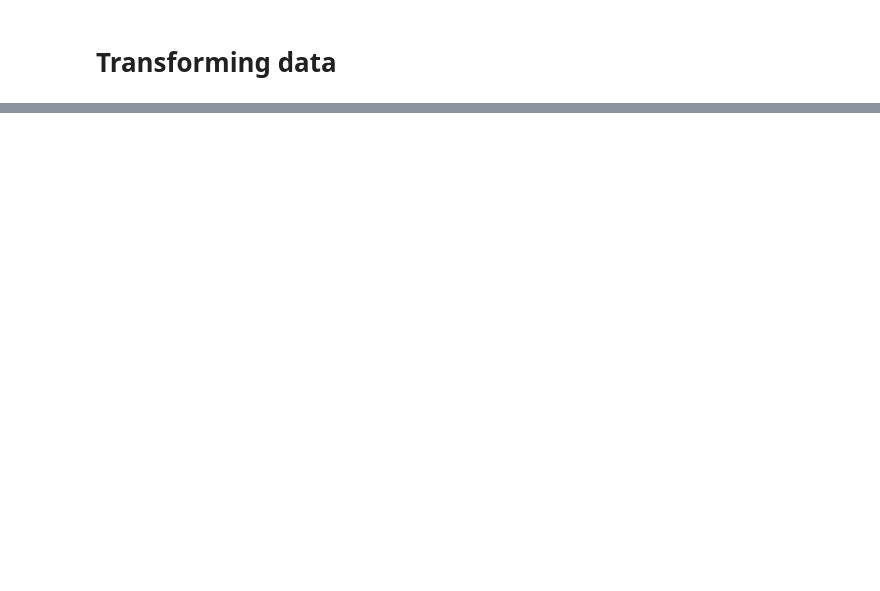
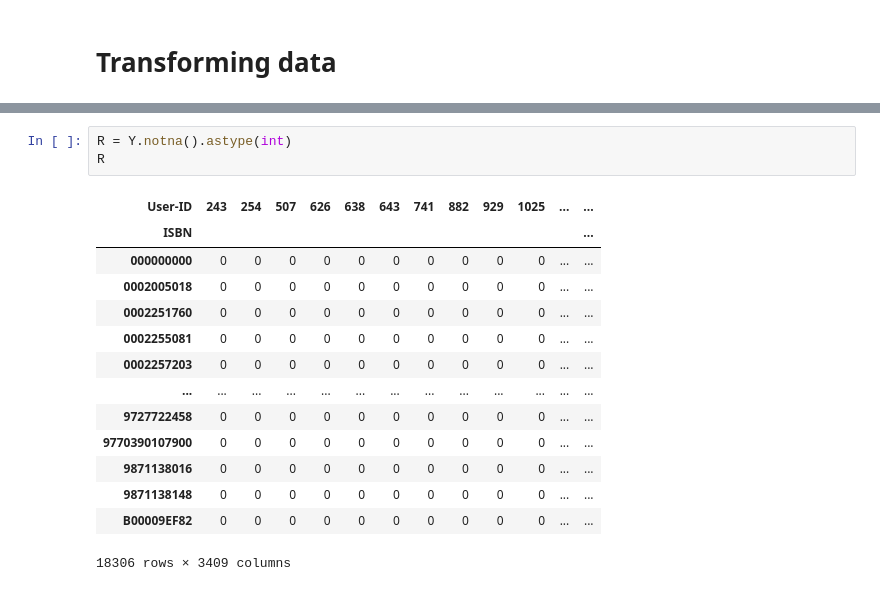
Before and after one commit to blazej32/book-recommendation, a Jupyter notebook: book-recommendation.ipynb, the cells around one changed output, grey strips where cells are left out. Saved outputs shown, nothing was run; the diff lists cells and outputs as text; blank space fills up the shorter version.

```diff
--- a/book-recommendation.ipynb
+++ b/book-recommendation.ipynb
@@ -163,0 +171,18 @@ ValueError: negative dimensions are not allowed
+# %%
+R = Y.notna().astype(int)
+R
+# %% [output]
+| User-ID | 243 | 254 | 507 | 626 | 638 | 643 | 741 | 882 | 929 | 1025 | ... | ... |
+| ISBN |  |  |  |  |  |  |  |  |  |  |  | ... |
+| 000000000 | 0 | 0 | 0 | 0 | 0 | 0 | 0 | 0 | 0 | 0 | ... | ... |
+| 0002005018 | 0 | 0 | 0 | 0 | 0 | 0 | 0 | 0 | 0 | 0 | ... | ... |
+| 0002251760 | 0 | 0 | 0 | 0 | 0 | 0 | 0 | 0 | 0 | 0 | ... | ... |
+| 0002255081 | 0 | 0 | 0 | 0 | 0 | 0 | 0 | 0 | 0 | 0 | ... | ... |
+| 0002257203 | 0 | 0 | 0 | 0 | 0 | 0 | 0 | 0 | 0 | 0 | ... | ... |
+| ... | ... | ... | ... | ... | ... | ... | ... | ... | ... | ... | ... | ... |
+| 9727722458 | 0 | 0 | 0 | 0 | 0 | 0 | 0 | 0 | 0 | 0 | ... | ... |
+| 9770390107900 | 0 | 0 | 0 | 0 | 0 | 0 | 0 | 0 | 0 | 0 | ... | ... |
+| 9871138016 | 0 | 0 | 0 | 0 | 0 | 0 | 0 | 0 | 0 | 0 | ... | ... |
+| 9871138148 | 0 | 0 | 0 | 0 | 0 | 0 | 0 | 0 | 0 | 0 | ... | ... |
+| B00009EF82 | 0 | 0 | 0 | 0 | 0 | 0 | 0 | 0 | 0 | 0 | ... | ... |
+18306 rows × 3409 columns
```
Also changed, not shown: parts of 7 cells of this notebook.
